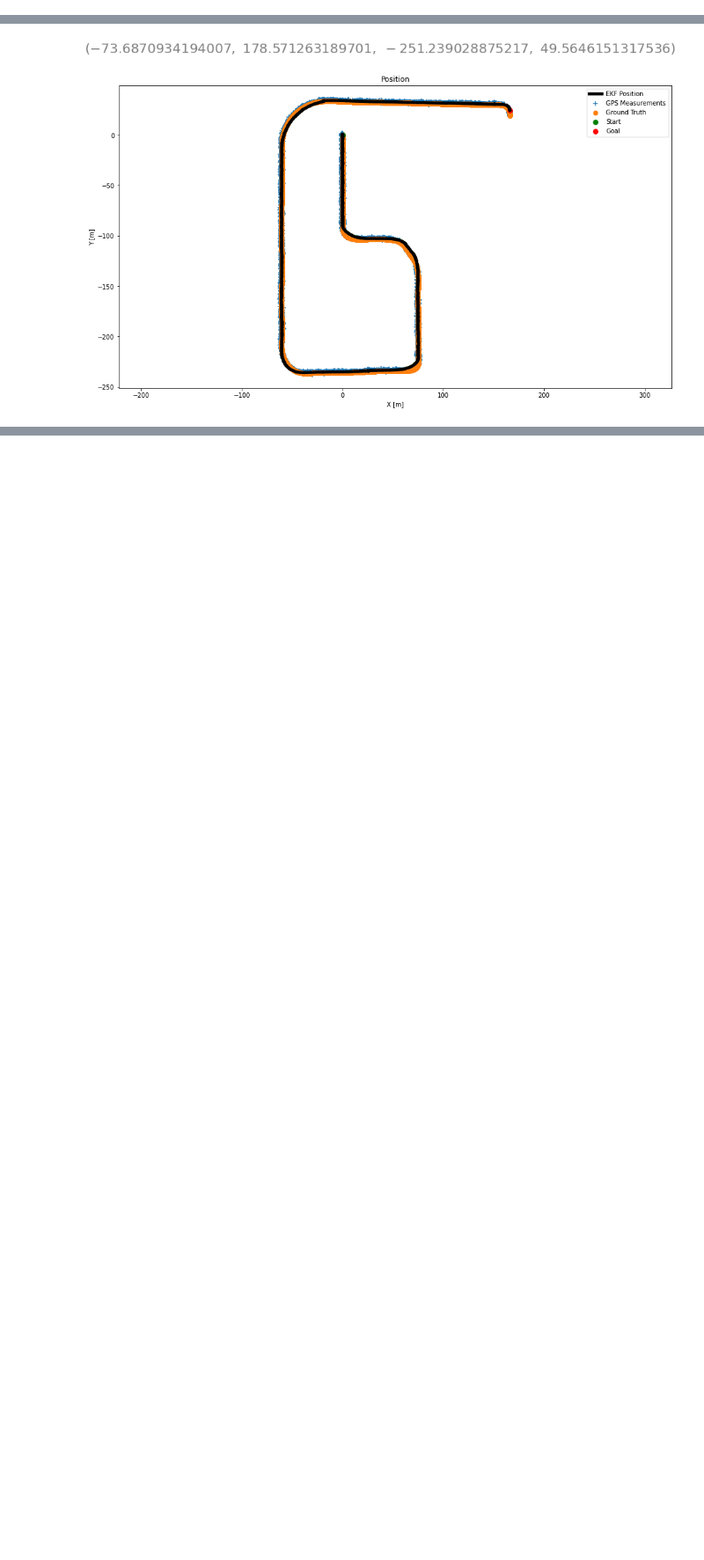
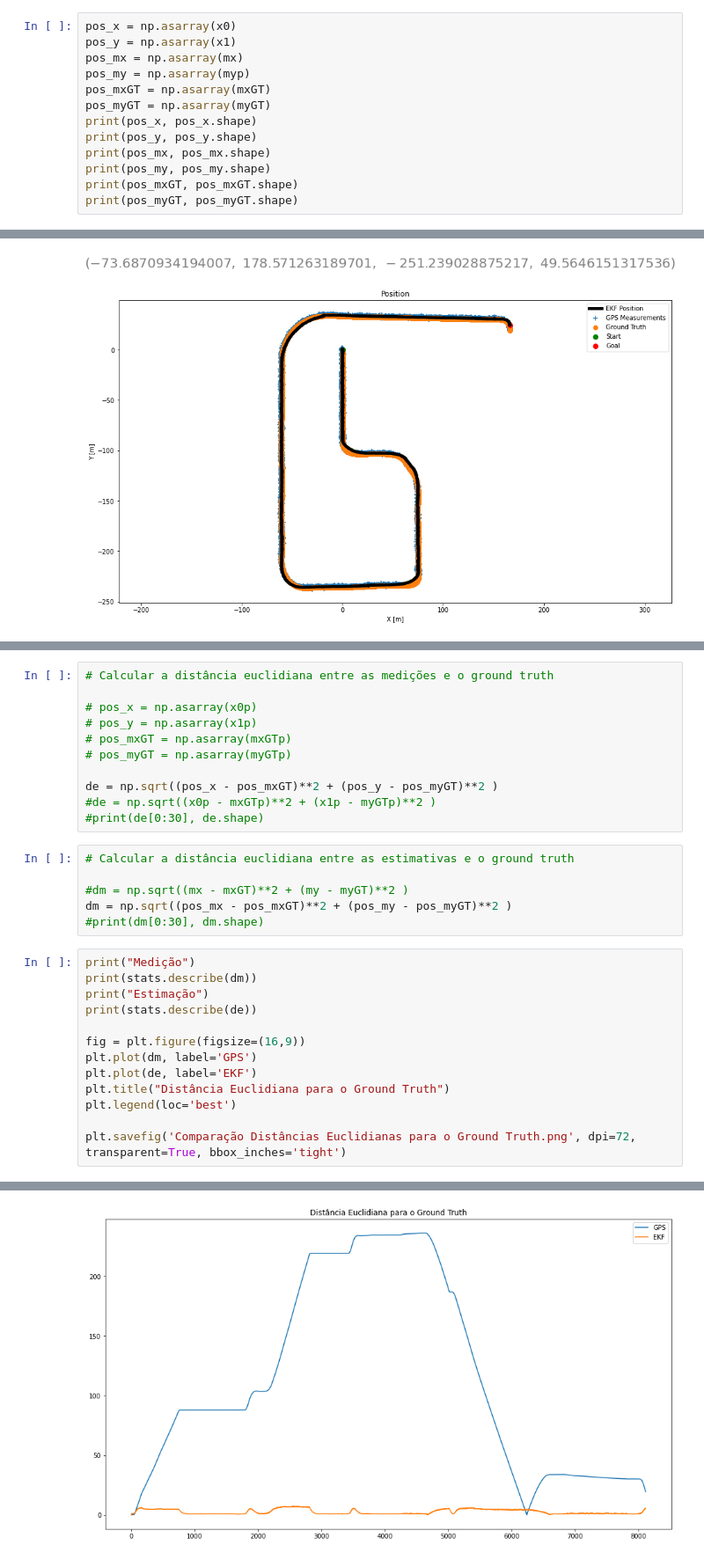
Before and after one commit to deivis6x7/Kalman, a Jupyter notebook: 01-EKF.ipynb, the cells around one changed output, grey strips where cells are left out. Shown: that part at 88% size. Drawn from its saved outputs; the diff is of its cells as text; blank space fills up the shorter version.

```diff
--- a/01-EKF.ipynb
+++ b/01-EKF.ipynb
@@ -562,3 +564,16 @@ for k in range(m):
     Kx.append(float(k[0,0]))
     Ky.append(float(k[1,0]))
     Kpsi.append(float(k[2,0]))
+# %%
+pos_x = np.asarray(x0)
+pos_y = np.asarray(x1)
+pos_mx = np.asarray(mx)
+pos_my = np.asarray(myp)
+pos_mxGT = np.asarray(mxGT)
+pos_myGT = np.asarray(myGT)
+print(pos_x, pos_x.shape)
+print(pos_y, pos_y.shape)
+print(pos_mx, pos_mx.shape)
+print(pos_my, pos_my.shape)
+print(pos_mxGT, pos_mxGT.shape)
+print(pos_myGT, pos_myGT.shape)
@@ -589,0 +644,31 @@ plt.axis('equal')
+# %%
+# Calcular a distância euclidiana entre as medições e o ground truth
+
+# pos_x = np.asarray(x0p)
+# pos_y = np.asarray(x1p)
+# pos_mxGT = np.asarray(mxGTp)
+# pos_myGT = np.asarray(myGTp)
+
+de = np.sqrt((pos_x - pos_mxGT)**2 + (pos_y - pos_myGT)**2 )
+#de = np.sqrt((x0p - mxGTp)**2 + (x1p - myGTp)**2 )
+#print(de[0:30], de.shape)
+# %%
+# Calcular a distância euclidiana entre as estimativas e o ground truth
+
+#dm = np.sqrt((mx - mxGT)**2 + (my - myGT)**2 )
+dm = np.sqrt((pos_mx - pos_mxGT)**2 + (pos_my - pos_myGT)**2 )
+#print(dm[0:30], dm.shape)
+# %%
+print("Medição")
+print(stats.describe(dm))
+print("Estimação")
+print(stats.describe(de))
+
+fig = plt.figure(figsize=(16,9))
+plt.plot(dm, label='GPS')
+plt.plot(de, label='EKF')
+plt.title("Distância Euclidiana para o Ground Truth")
+plt.legend(loc='best')
+
+plt.savefig('Comparação Distâncias Euclidianas para o Ground Truth.png', dpi=72, transparent=True, bbox_inches='tight')
+# %% [output]
@@ -589,0 +679 @@ plt.axis('equal')
+[figure, added]
```
Also changed, not shown: parts of 11 cells of this notebook.
